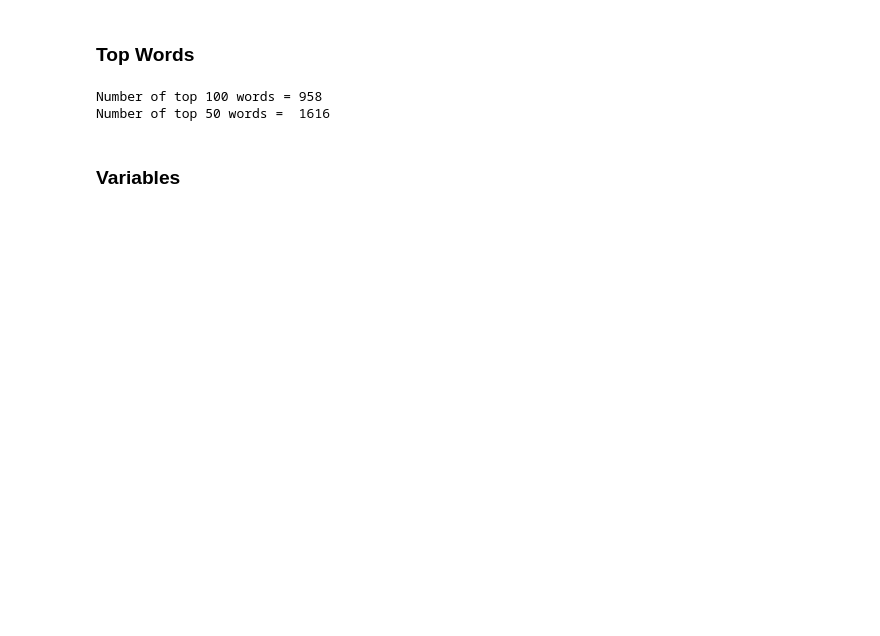
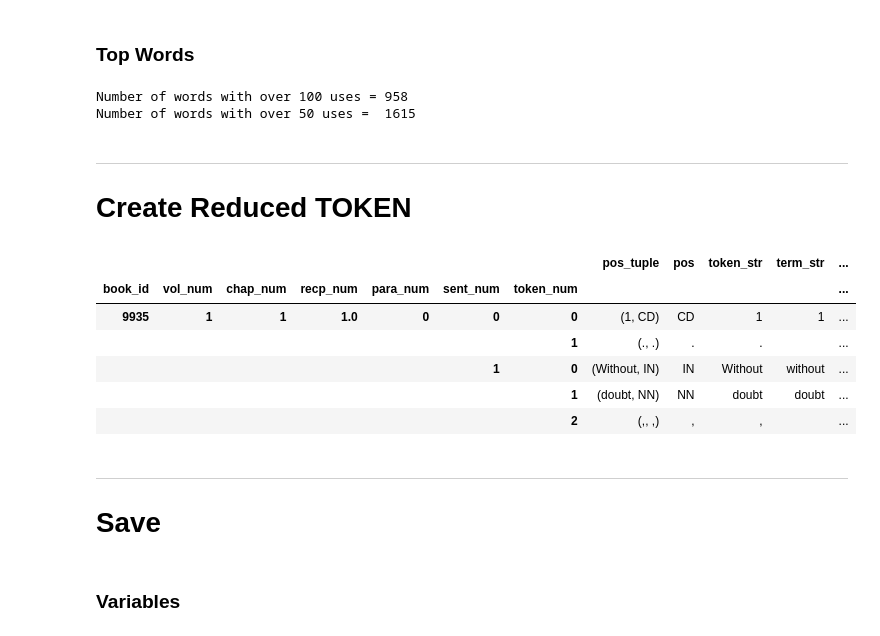
Before and after one commit to brigittehogan/Cookbook-Analytics, a Jupyter notebook: Cookbooks.ipynb, the cells around one changed output. Drawn from its saved outputs; the diff is of its cells as text; code cells hidden in the pictures; blank space fills up the shorter version.

```diff
--- a/Cookbooks.ipynb
+++ b/Cookbooks.ipynb
@@ -899,12 +924,34 @@ axs[3].set_title('VOCAB > 500');
 ### Top Words
 # %%
 i = 100
-print('Number of top', i, 'words =', len(VOCAB_red.n[VOCAB_red.n >= i]))
+print('Number of words with over', i, 'uses =', len(VOCAB2.n[VOCAB2.n >= i]))
 i = 50
-print('Number of top', i, 'words = ', len(VOCAB_red.n[VOCAB_red.n >= i]))
+print('Number of words with over', i, 'uses = ', len(VOCAB2.n[VOCAB2.n >= i]))
 # %% [output]
-Number of top 100 words = 958
-Number of top 50 words =  1616
+Number of words with over 100 uses = 958
+Number of words with over 50 uses =  1615
+# %% [markdown]
+---
+# Create Reduced TOKEN
+# %%
+# adjust TOKEN table to match VOCAB
+TOKEN2 = TOKEN[~TOKEN.term_str.isna()]
+
+# Add term_id to TOKEN to combine VOCAB & TOKEN tables later
+TOKEN2['term_id'] = TOKEN2.term_str.map(VOCAB.reset_index().set_index('term_str').term_id) # using .map() because no shared index yet
+# %%
+TOKEN2.head()
+# %% [output]
+|  |  |  |  |  |  |  | pos_tuple | pos | token_str | term_str | ... |
+| book_id | vol_num | chap_num | recp_num | para_num | sent_num | token_num |  |  |  |  | ... |
+| 9935 | 1 | 1 | 1.0 | 0 | 0 | 0 | (1, CD) | CD | 1 | 1 | ... |
+|  |  |  |  |  |  | 1 | (., .) | . | . |  | ... |
+|  |  |  |  |  | 1 | 0 | (Without, IN) | IN | Without | without | ... |
+|  |  |  |  |  |  | 1 | (doubt, NN) | NN | doubt | doubt | ... |
+|  |  |  |  |  |  | 2 | (,, ,) | , | , |  | ... |
+# %% [markdown]
+---
+# Save
 # %% [markdown]
 ### Variables
 # %%
```
Also changed, not shown: parts of 44 cells of this notebook.
